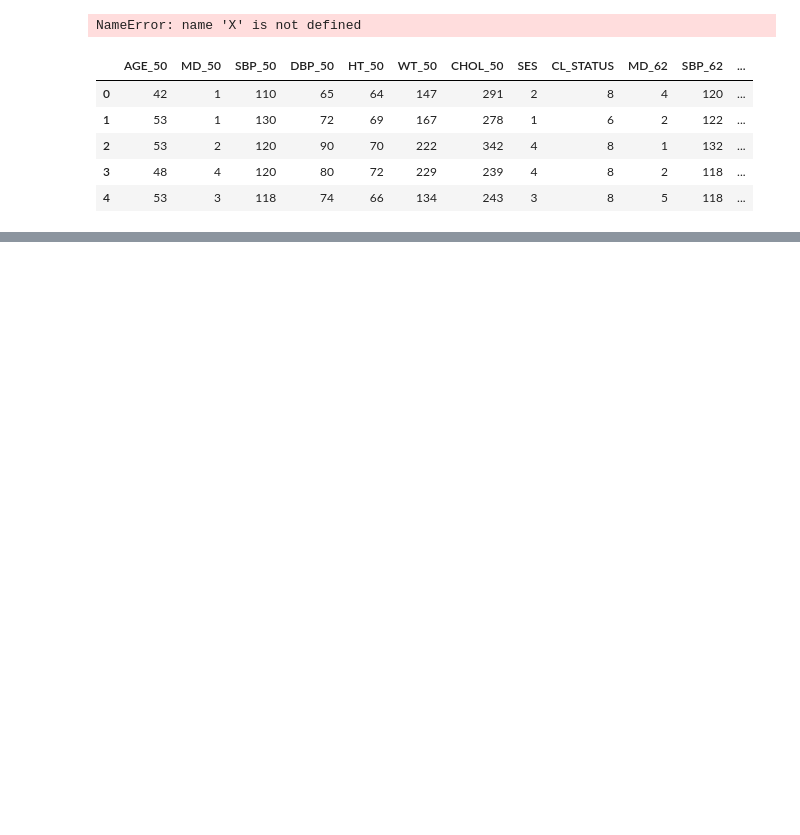
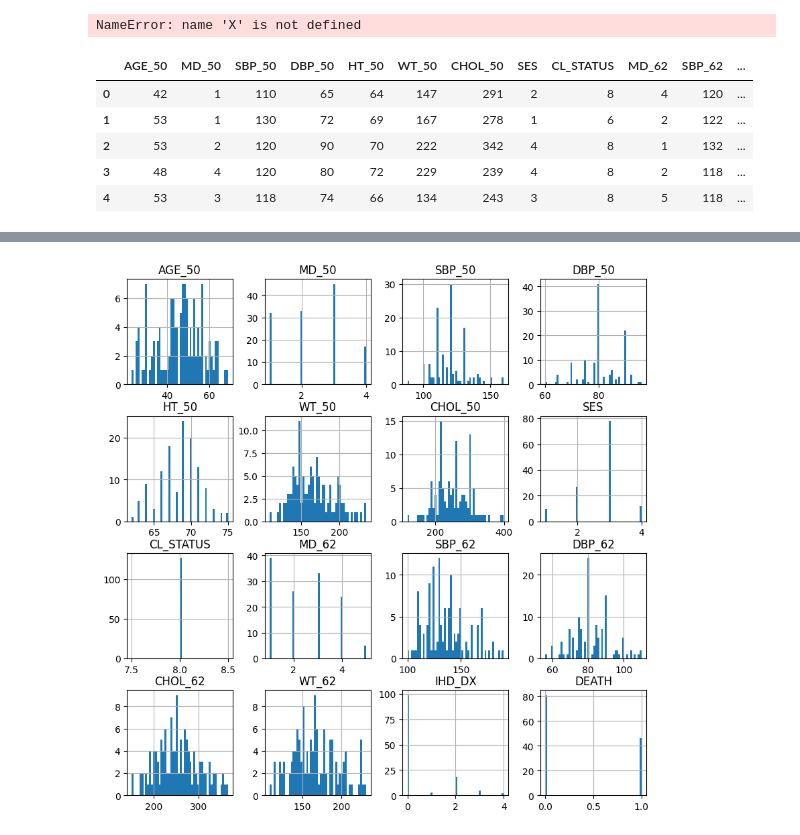
Before and after one commit to ibrahimediz/DeepLearningFundamentals, a Jupyter notebook: Egzersiz/Kubra/03_01_DLFunds.ipynb, the cells around one changed output, grey strips where cells are left out. Cells and saved outputs as stored; diff of their text form; code cells hidden in the pictures; blank space fills up the shorter version.

```diff
--- a/Egzersiz/Kubra/03_01_DLFunds.ipynb
+++ b/Egzersiz/Kubra/03_01_DLFunds.ipynb
@@ -32,0 +47,14 @@ df = pd.read_csv("/workspace/DeepLearningFundamentals/Datasets/heart.csv")
+# %%
+out=[]
+def iqr_outliers(df):
+    q1 = df.quantile(0.25)
+    q3 = df.quantile(0.75)
+    iqr = q3-q1
+    Lower_tail = q1 - 1.5 * iqr
+    Upper_tail = q3 + 1.5 * iqr
+    return df[~((df<Lower_tail) | (df>Upper_tail)).any(axis=1)]
+df_clean = iqr_outliers(df)
+# %%
+df_clean.hist(figsize=(10,10),bins=50);
+# %% [output]
+[figure, added]
```
Also changed, not shown: parts of 4 cells of this notebook, 4 other files.
